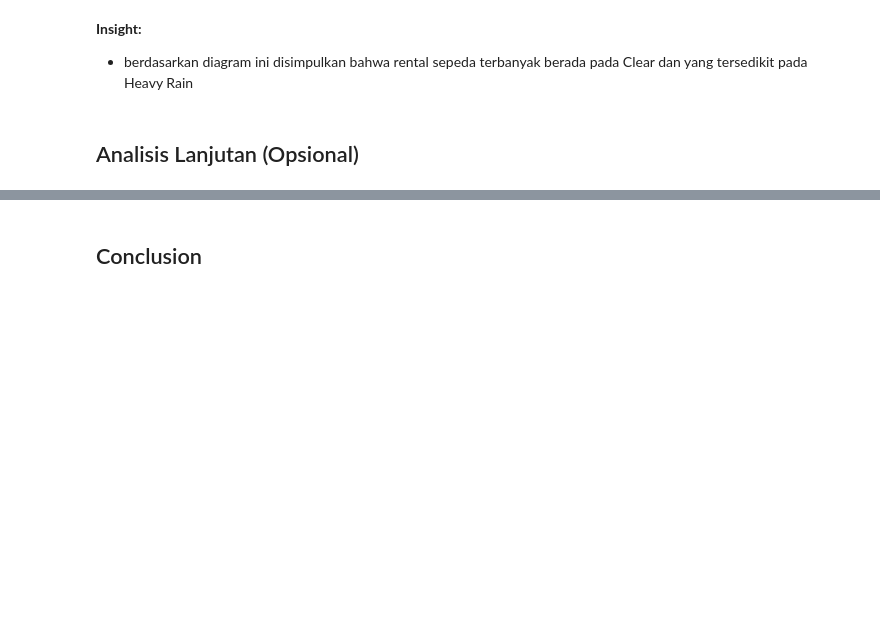
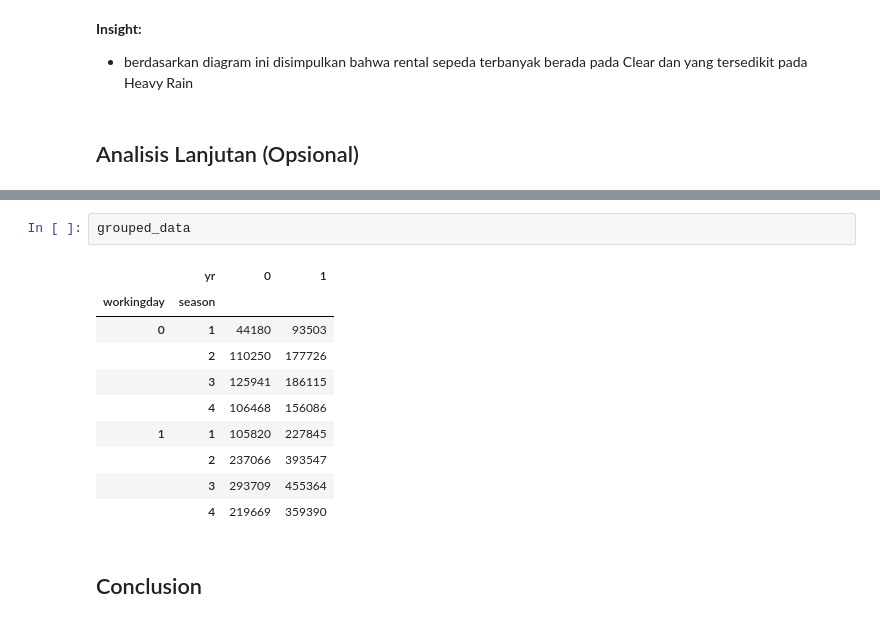
Before and after one commit to rexxar280903/Dicoding, a Jupyter notebook: Proyek_Analisis_Data.ipynb, the cells around one changed output, grey strips where cells are left out. Drawn from its saved outputs; the diff is of its cells as text; blank space fills up the shorter version.

```diff
--- a/Proyek_Analisis_Data.ipynb
+++ b/Proyek_Analisis_Data.ipynb
@@ -359,3 +339,16 @@ plt.show()
+# %%
+grouped_data
+# %% [output]
+|  | yr | 0 | 1 |
+| workingday | season |  |  |
+| 0 | 1 | 44180 | 93503 |
+|  | 2 | 110250 | 177726 |
+|  | 3 | 125941 | 186115 |
+|  | 4 | 106468 | 156086 |
+| 1 | 1 | 105820 | 227845 |
+|  | 2 | 237066 | 393547 |
+|  | 3 | 293709 | 455364 |
+|  | 4 | 219669 | 359390 |
 # %% [markdown]
 ## Conclusion
 # %% [markdown]
```
Also changed, not shown: parts of 8 cells of this notebook.
